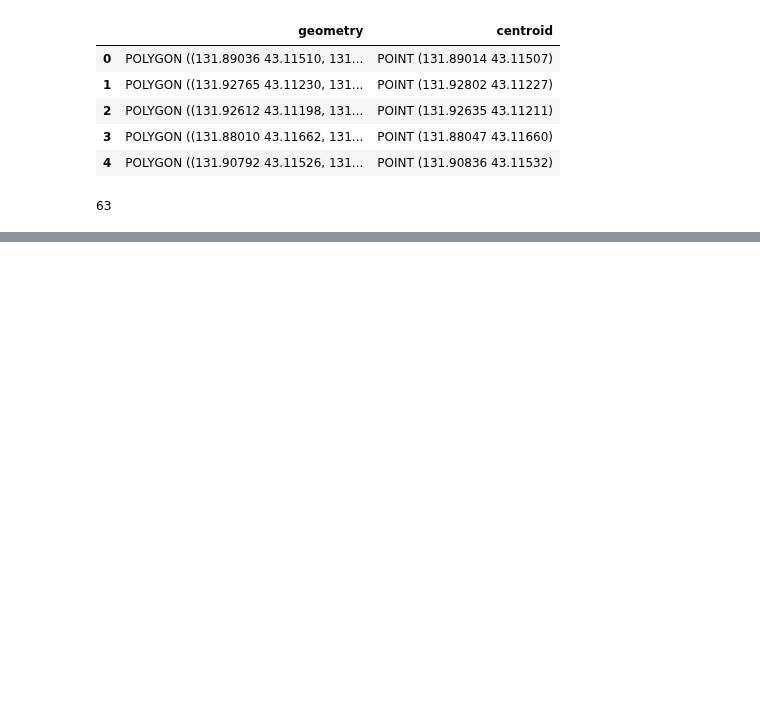
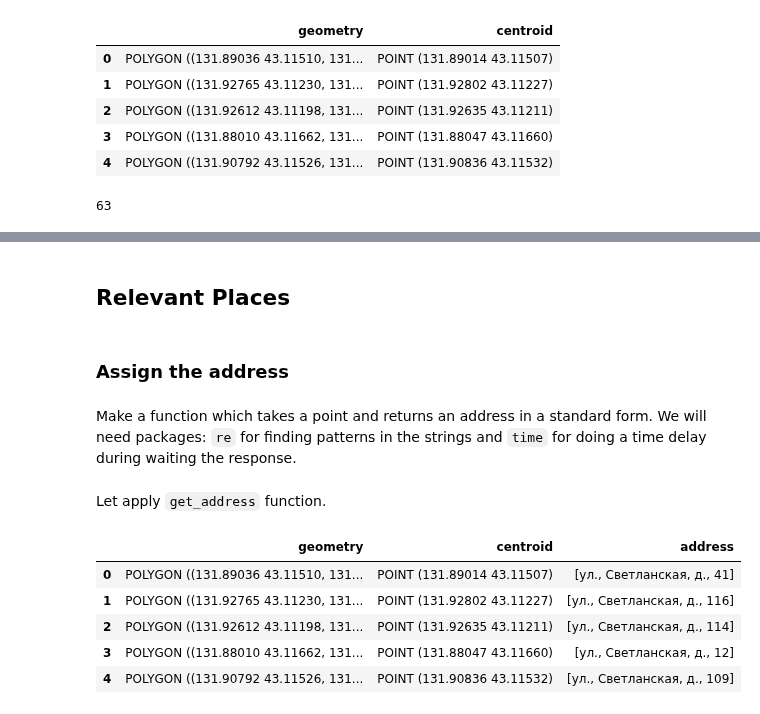
Before and after one commit to Tungsteniac/Tungsteniac, a Jupyter notebook: Relevant Places for Cinnabon Bakehouse.ipynb, the cells around one changed output, grey strips where cells are left out. Saved outputs shown, nothing was run; the diff lists cells and outputs as text; code cells hidden in the pictures; blank space fills up the shorter version.

```diff
--- a/Relevant Places for Cinnabon Bakehouse.ipynb
+++ b/Relevant Places for Cinnabon Bakehouse.ipynb
@@ -551,7 +556,7 @@ array(['primary', 'secondary', 'tertiary', 'primary_link', 'residential',
 # %% [markdown]
 Needs left only roads with well traffic and check for how much the problem is decreased.
 # %%
-roads = ['primary', 'secondary']
+roads = ['primary', 'secondary', 'pedestrian']
 df_roads = df_roads[df_roads.fclass.apply(lambda road: road in roads)]
 df_roads.shape[0]
 # %% [output]
@@ -620,0 +628,54 @@ relevant_map
+# %% [markdown]
+## Relevant Places
+# %% [markdown]
+### Assign the address
+# %% [markdown]
+Make a function which takes a point and returns an address in a standard form. We will need packages: <code>re</code> for finding patterns in the strings and <code>time</code> for doing a time delay during waiting the response.
+# %%
+import re
+from time import sleep
+
+
+
+pattern_ul = '\sулица$'
+pattern_pr = '\sпроспект$'
+lpattern_ul = '^улица\s'
+lpattern_pr = '^проспект\s'
+def get_address(point):
+    sleep(3)
+    building_street = geolocator.reverse([point.y, point.x], addressdetails=True).address.split(', ')[:2]
+    if building_street[1].find(' улица') != -1:
+        building_street[1] = re.sub(pattern_ul, '', building_street[1])
+        building_street = building_street[::-1]
+        building_street.insert(0, 'ул.')
+        building_street.insert(2, 'д.')
+    elif building_street[1].find(' проспект') != -1:
+        building_street[1] = re.sub(pattern_pr, '', building_street[1])
+        building_street = building_street[::-1]
+        building_street.insert(0, 'пр.')
+        building_street.insert(2, 'д.')
+
+    if building_street[1].find('улица ') != -1:
+        building_street[1] = re.sub(lpattern_ul, '', building_street[1])
+        building_street = building_street[::-1]
+        building_street.insert(0, 'ул.')
+        building_street.insert(2, 'д.')
+    elif building_street[1].find('проспект ') != -1:
+        building_street[1] = re.sub(lpattern_pr, '', building_street[1])
+        building_street = building_street[::-1]
+        building_street.insert(0, 'пр.')
+        building_street.insert(2, 'д.')
+
+    return building_street
+# %% [markdown]
+Let apply <code>get_address</code> function.
+# %%
+df_bakeries['address'] = df_bakeries.centroid.apply(get_address)
+df_bakeries.head()
+# %% [output]
+|  | geometry | centroid | address |
+| 0 | POLYGON ((131.89036 43.11510, 131... | POINT (131.89014 43.11507) | [ул., Светланская, д., 41] |
+| 1 | POLYGON ((131.92765 43.11230, 131... | POINT (131.92802 43.11227) | [ул., Светланская, д., 116] |
+| 2 | POLYGON ((131.92612 43.11198, 131... | POINT (131.92635 43.11211) | [ул., Светланская, д., 114] |
+| 3 | POLYGON ((131.88010 43.11662, 131... | POINT (131.88047 43.11660) | [ул., Светланская, д., 12] |
+| 4 | POLYGON ((131.90792 43.11526, 131... | POINT (131.90836 43.11532) | [ул., Светланская, д., 109] |
```
Also changed, not shown: parts of 28 cells of this notebook.
